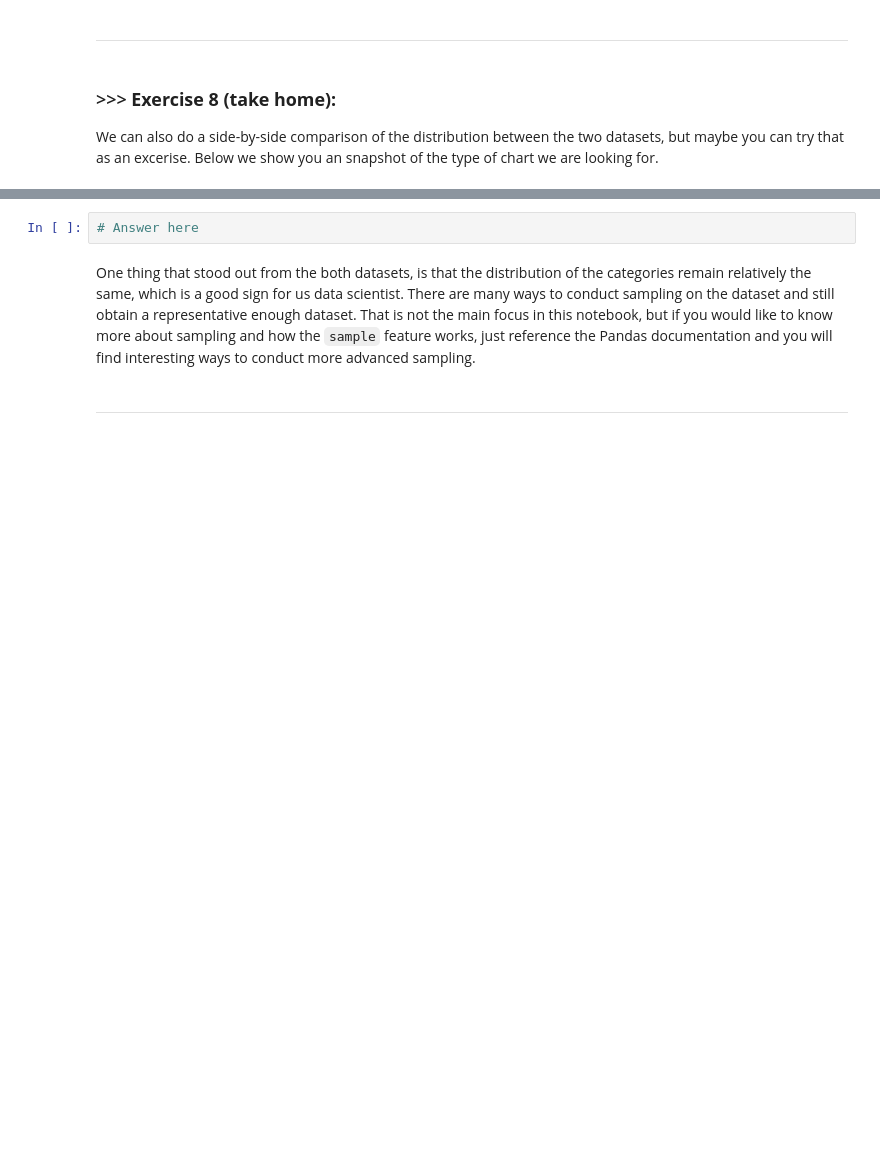
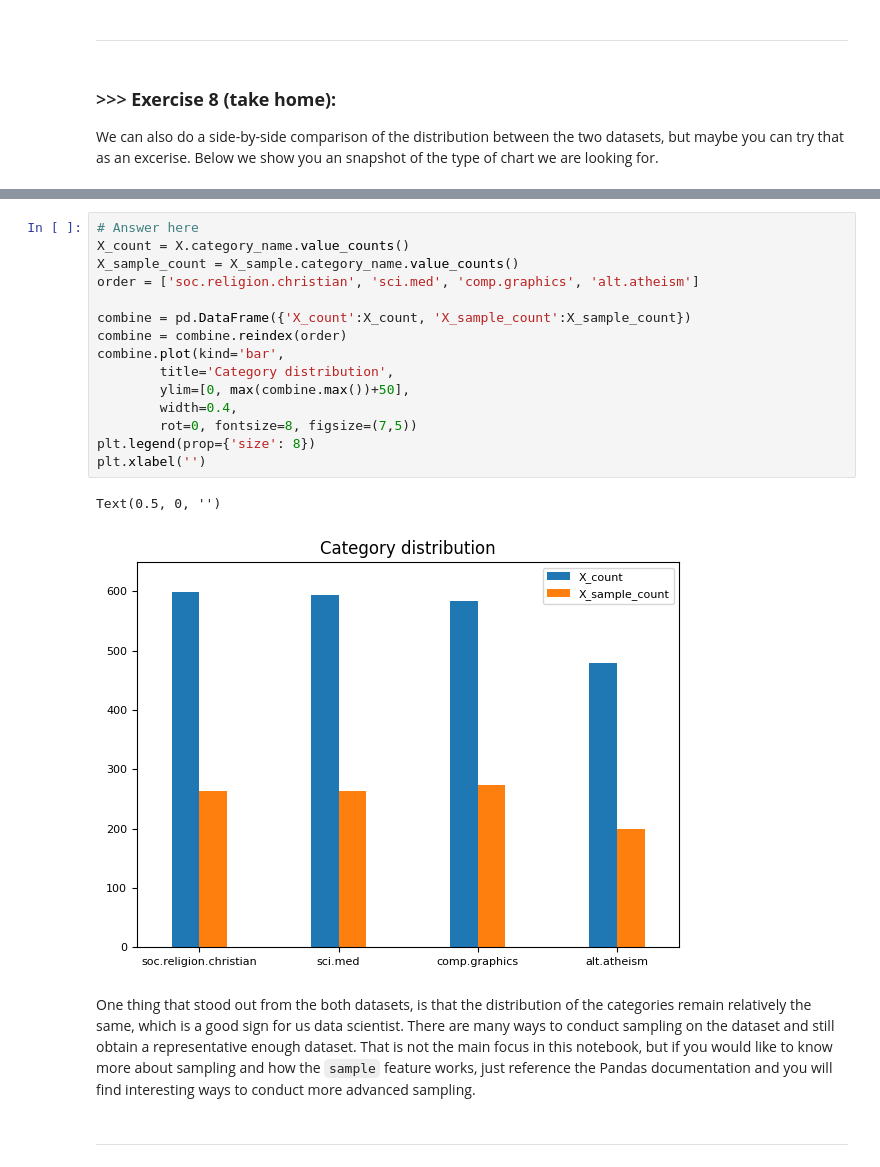
Before and after one commit to JamesHsu1221/DM2024-Lab1-Master, a Jupyter notebook: DM2024-Lab1-Master.ipynb, the cells around one changed output, grey strips where cells are left out. Cells and saved outputs as stored; diff of their text form; blank space fills up the shorter version.

```diff
--- a/DM2024-Lab1-Master.ipynb
+++ b/DM2024-Lab1-Master.ipynb
@@ -798,8 +812,24 @@ Notice that for the `ylim` parameters we hardcoded the maximum value for y. Is i
 We can also do a side-by-side comparison of the distribution between the two datasets, but maybe you can try that as an excerise. Below we show you an snapshot of the type of chart we are looking for.
 # %% [markdown]
 ![alt txt](https://i.imgur.com/9eO431H.png)
-# %%
-# Answer here
+# %%
+# Answer here
+X_count = X.category_name.value_counts()
+X_sample_count = X_sample.category_name.value_counts()
+order = ['soc.religion.christian', 'sci.med', 'comp.graphics', 'alt.atheism']
+
+combine = pd.DataFrame({'X_count':X_count, 'X_sample_count':X_sample_count})
+combine = combine.reindex(order)
+combine.plot(kind='bar',
+        title='Category distribution',
+        ylim=[0, max(combine.max())+50],
+        width=0.4,
+        rot=0, fontsize=8, figsize=(7,5))
+plt.legend(prop={'size': 8})
+plt.xlabel('')
+# %% [output]
+Text(0.5, 0, '')
+[figure, added]
 # %% [markdown]
 One thing that stood out from the both datasets, is that the distribution of the categories remain relatively the same, which is a good sign for us data scientist. There are many ways to conduct sampling on the dataset and still obtain a representative enough dataset. That is not the main focus in this notebook, but if you would like to know more about sampling and how the `sample` feature works, just reference the Pandas documentation and you will find interesting ways to conduct more advanced sampling.
 # %% [markdown]
```
Also changed, not shown: parts of 7 cells of this notebook.
